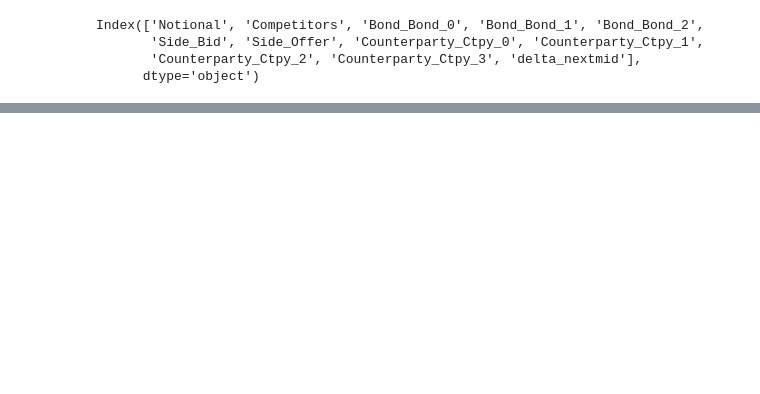
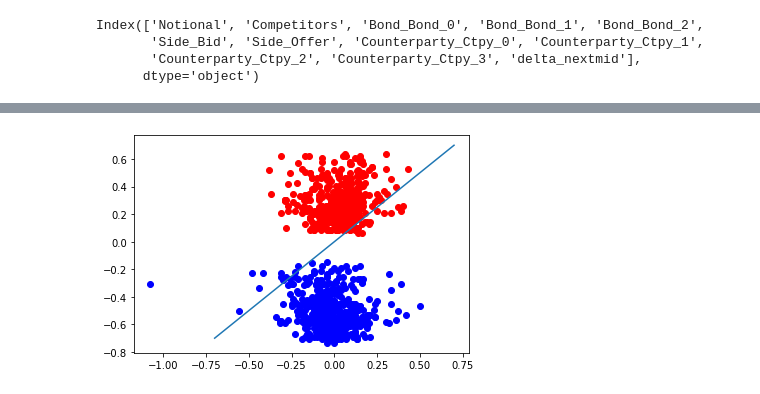
Before and after one commit to joeldsouza493/RFQ, a Jupyter notebook: Nuti_PartA.ipynb, the cells around one changed output, grey strips where cells are left out. Drawn from its saved outputs; the diff is of its cells as text; code cells hidden in the pictures; blank space fills up the shorter version.

```diff
--- a/Nuti_PartA.ipynb
+++ b/Nuti_PartA.ipynb
@@ -1146,7 +1146,7 @@ train_df.head()
 def get_rfq_params(df):
     df = pd.concat([df, pd.get_dummies(df[["Bond", "Side", "Counterparty"]])], axis=1)
     df = df.drop(["Bond","Time","Side","Counterparty"],axis=1)
-    df["delta_mid"] = np.absolute(df["MidPrice"] - df["QuotedPrice"])
+    df["delta_mid"] = np.absolute(df["QuotedPrice"] - df["MidPrice"])
     ys = np.array((df["Traded"] == "DONE").astype(int))
     df = df.drop(['Traded',"MidPrice","QuotedPrice", "NextMidPrice"],axis = 1)
     df["Label"] = ys
@@ -1439,0 +1538,10 @@ plt.show()
+# %%
+y_pred = np.matmul(X_test_all_1, beta_hat)
+plt.scatter(y_test_all[X_test_all_1[:,5]==1], y_pred[X_test_all_1[:,5]==1], color='blue')
+plt.scatter(y_test_all[X_test_all_1[:,6]==1], y_pred[X_test_all_1[:,6]==1], color='red')
+plt.plot([-0.7,0,0.7],[-0.7,0,0.7])
+# plt.scatter(y_train[X_train[:,4]==1], y_pred[X_train[:,4]==1], color='green')
+# plt.plot([0,0.7],[0,0.7])
+plt.show()
+# %% [output]
+[figure, added]
```
Also changed, not shown: parts of 39 cells of this notebook.
